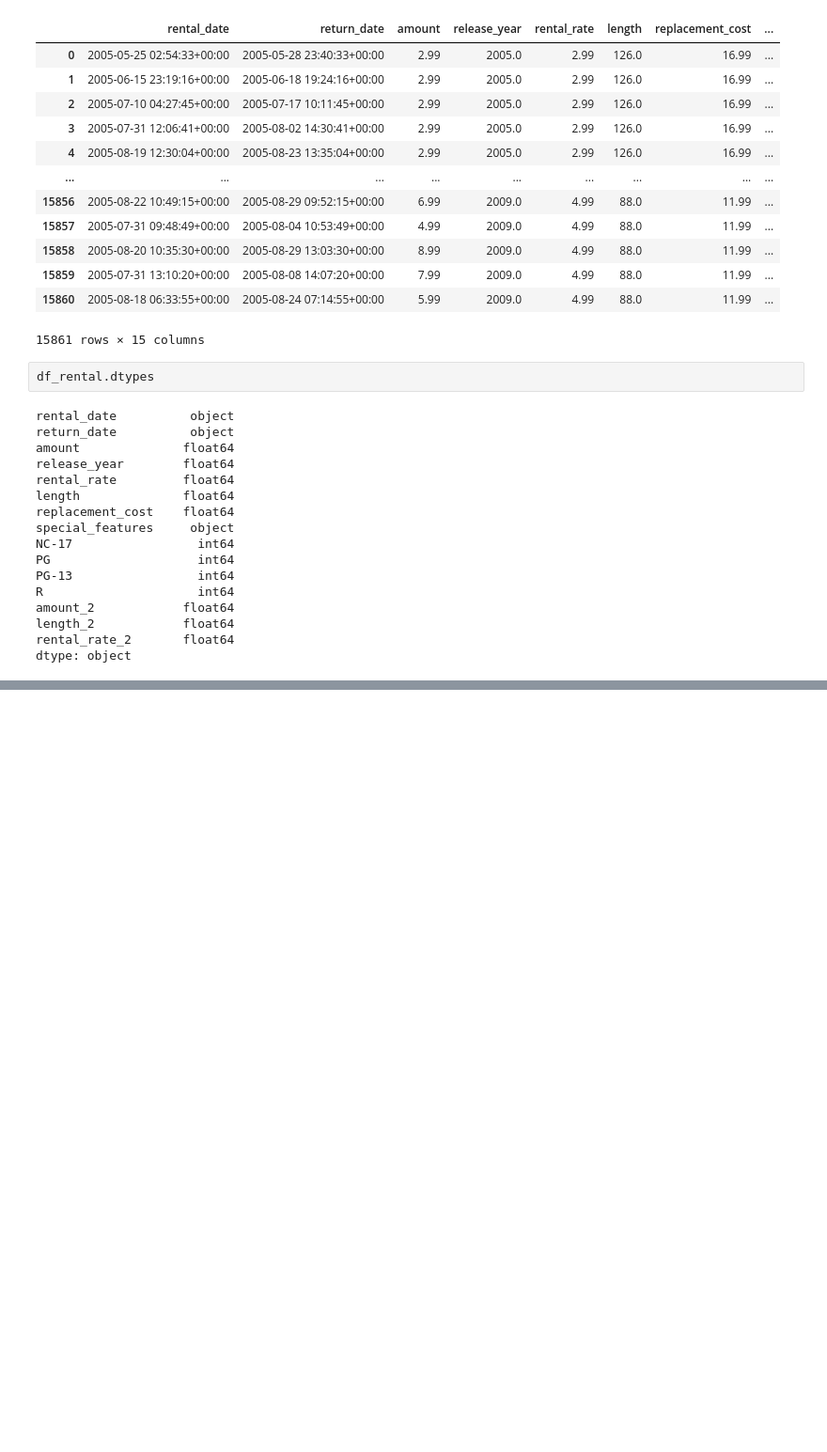
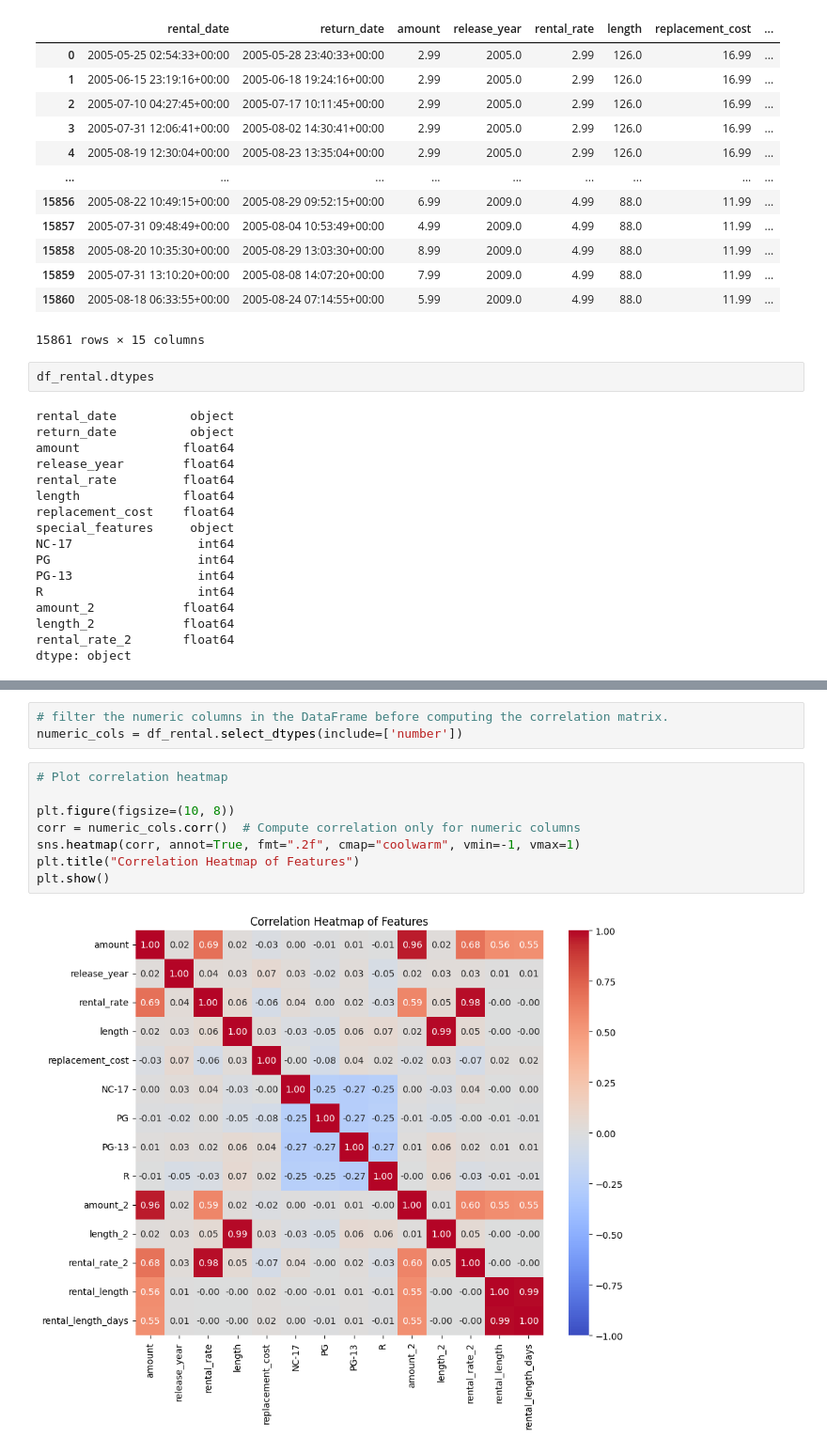
Before and after one commit to EfomahFidelis/Predicting-Movie-Rental-Durations, a Jupyter notebook: Predict_movie_rental_durations.ipynb, the cells around one changed output, grey strips where cells are left out. Shown at 94% size. Drawn from its saved outputs; the diff is of its cells as text; blank space fills up the shorter version.

```diff
--- a/Predict_movie_rental_durations.ipynb
+++ b/Predict_movie_rental_durations.ipynb
@@ -55,0 +178,13 @@ dtype: object
+# %%
+# filter the numeric columns in the DataFrame before computing the correlation matrix.
+numeric_cols = df_rental.select_dtypes(include=['number'])
+# %%
+# Plot correlation heatmap
+
+plt.figure(figsize=(10, 8))
+corr = numeric_cols.corr()  # Compute correlation only for numeric columns
+sns.heatmap(corr, annot=True, fmt=".2f", cmap="coolwarm", vmin=-1, vmax=1)
+plt.title("Correlation Heatmap of Features")
+plt.show()
+# %% [output]
+[figure, added]
```
Also changed, not shown: parts of 8 cells of this notebook.
